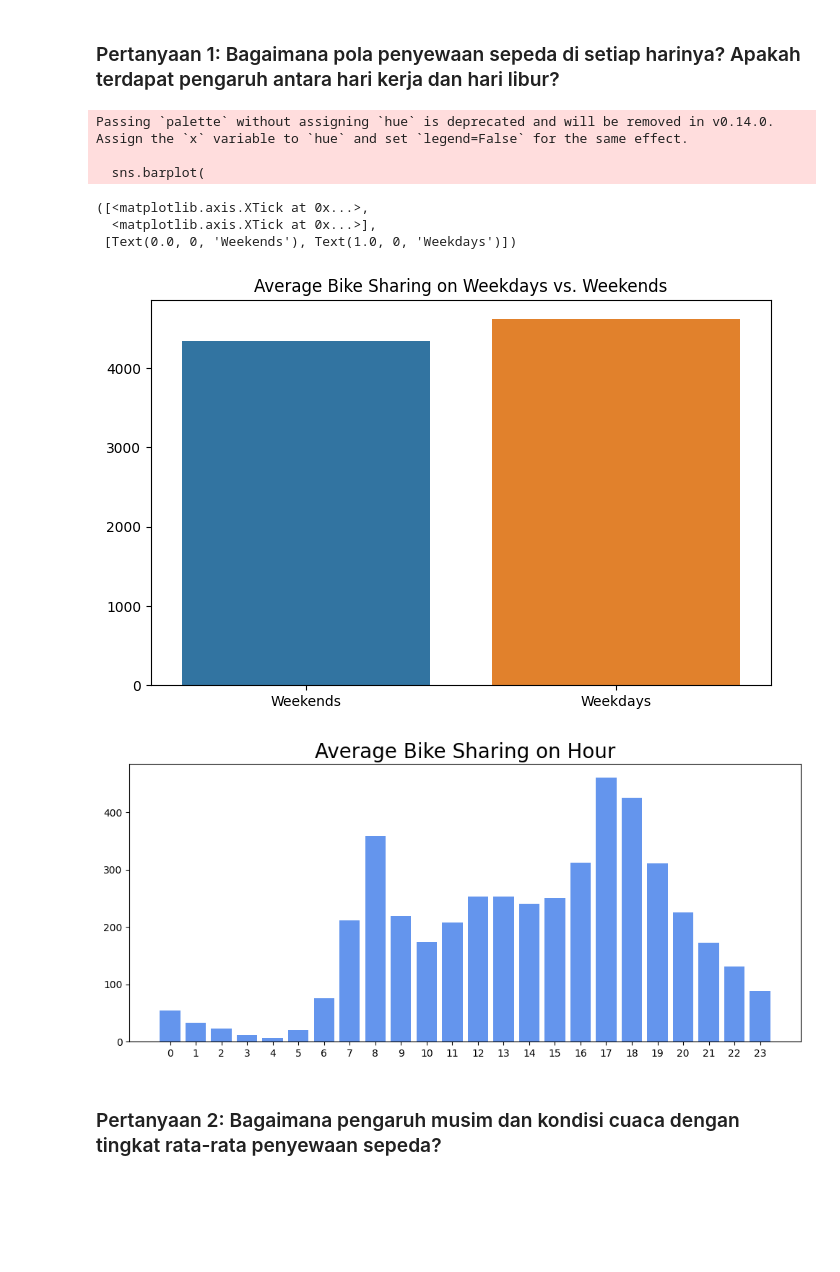
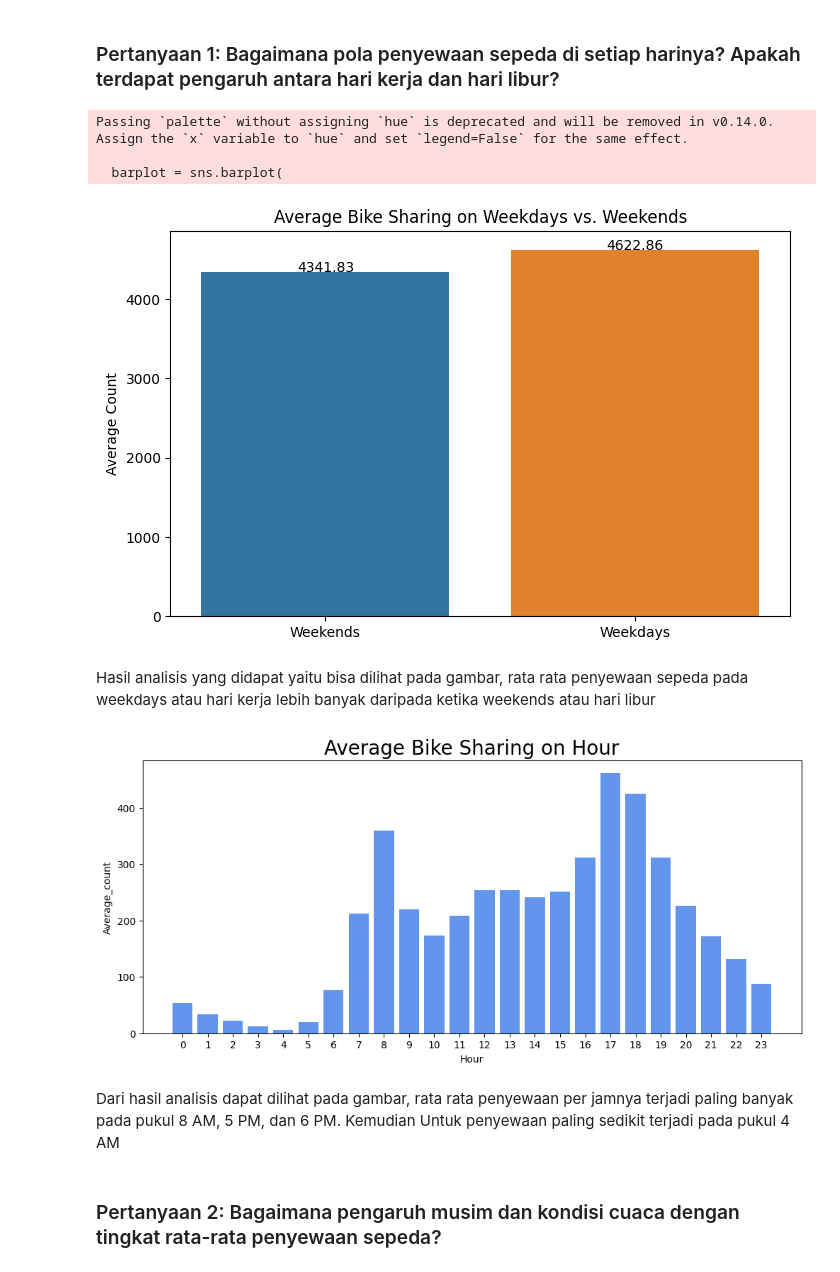
Before and after one commit to salsabilatuadaa/Proyek-Analisis-Data, a Jupyter notebook: notebook.ipynb, the cells around one changed output. Cells and saved outputs as stored; diff of their text form; code cells hidden in the pictures; blank space fills up the shorter version.

```diff
--- a/notebook.ipynb
+++ b/notebook.ipynb
@@ -21,7 +21,8 @@ import seaborn as sns
 ### Gathering Data
 # %%
 # Memuat tabel day
-day_df = pd.read_csv('day.csv')
+url = "https://raw.githubusercontent.com/salsabilatuadaa/Proyek-Analisis-Data/047631da323470186ec486f2ec40217607ccc9cc/data/day.csv"
+day_df = pd.read_csv(url)
 day_df.head()
 # %% [output]
 |  | instant | dteday | season | yr | mnth | holiday | weekday | workingday | weathersit | temp | ... |
@@ -32,7 +33,8 @@ day_df.head()
 | 4 | 5 | 2011-01-05 | 1 | 0 | 1 | 0 | 3 | 1 | 1 | 0.226957 | ... |
 # %%
 # Memuat tabel hour
-hour_df = pd.read_csv('hour.csv')
+url = 'https://raw.githubusercontent.com/salsabilatuadaa/Proyek-Analisis-Data/047631da323470186ec486f2ec40217607ccc9cc/data/hour.csv'
+hour_df = pd.read_csv(url)
 hour_df.head()
 # %% [output]
 |  | instant | dteday | season | yr | mnth | hr | holiday | weekday | workingday | weathersit | ... |
@@ -425,38 +427,45 @@ plt.figure(figsize=(8, 5))
 
 colors = ["#1f77b4", "#ff7f0e"]
 
-sns.barplot(
+barplot = sns.barplot(
     x="workingday_day",
     y="total_count_day",
     data=workingday_df.sort_values(by="total_count_day", ascending=False),
-    palette = colors
+    palette=colors
 )
 
 plt.title('Average Bike Sharing on Weekdays vs. Weekends')
 plt.xlabel(None)
-plt.ylabel(None)
-plt.xticks(['No', 'Yes'], ['Weekends', 'Weekdays'])
+plt.ylabel("Average Count")
+plt.xticks([0, 1], ['Weekends', 'Weekdays'])
+
+# Adding labels on top of bars
+for index, row in workingday_df.iterrows():
+    barplot.text(row.name, row.total_count_day, round(row.total_count_day, 2), color='black', ha="center")
+
+plt.show()
 # %% [output]
 Passing `palette` without assigning `hue` is deprecated and will be removed in v0.14.0. Assign the `x` variable to `hue` and set `legend=False` for the same effect.
 
-  sns.barplot(
+  barplot = sns.barplot(
-([<matplotlib.axis.XTick at 0x...>,
-  <matplotlib.axis.XTick at 0x...>],
- [Text(0.0, 0, 'Weekends'), Text(1.0, 0, 'Weekdays')])
-[figure, old version]
+[figure, new version]
+# %% [markdown]
+Hasil analisis yang didapat yaitu bisa dilihat pada gambar, rata rata penyewaan sepeda pada weekdays atau hari kerja lebih banyak daripada ketika weekends atau hari libur
 # %%
 sewa_per_jam= bike_all_df.groupby(['hour'])['total_count_hour'].mean()
 
 plt.figure(figsize=(12, 5))
 plt.bar(sewa_per_jam.index, sewa_per_jam.values, color='#6495ED')
 
 plt.title("Average Bike Sharing on Hour", fontsize=20)
-plt.xlabel(None)
-plt.ylabel(None)
+plt.xlabel("Hour")
+plt.ylabel("Average_count")
 plt.xticks(sewa_per_jam.index)
 plt.show()
 # %% [output]
-[figure, old version]
+[figure, new version]
+# %% [markdown]
+Dari hasil analisis dapat dilihat pada gambar, rata rata penyewaan per jamnya terjadi paling banyak pada pukul 8 AM, 5 PM, dan 6 PM. Kemudian Untuk penyewaan paling sedikit terjadi pada pukul 4 AM
 # %% [markdown]
 ### Pertanyaan 2: Bagaimana pengaruh musim dan kondisi cuaca dengan tingkat rata-rata penyewaan sepeda?
 # %%
```
Also changed, not shown: parts of 2 cells of this notebook.
